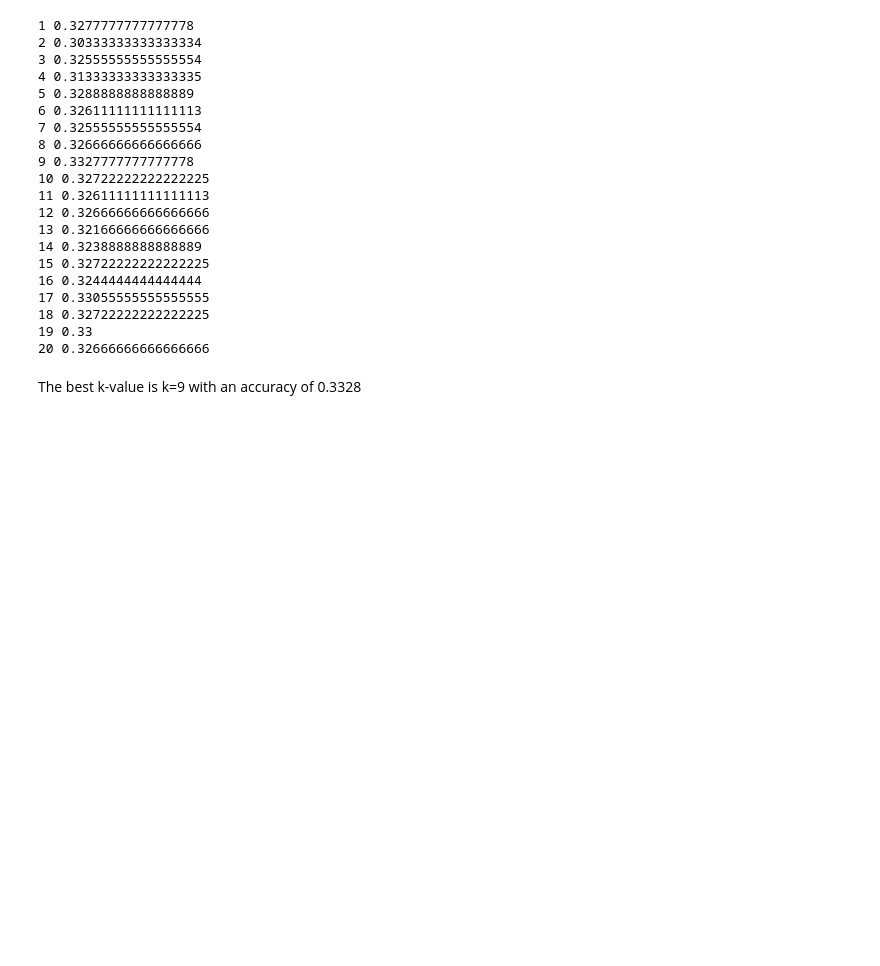
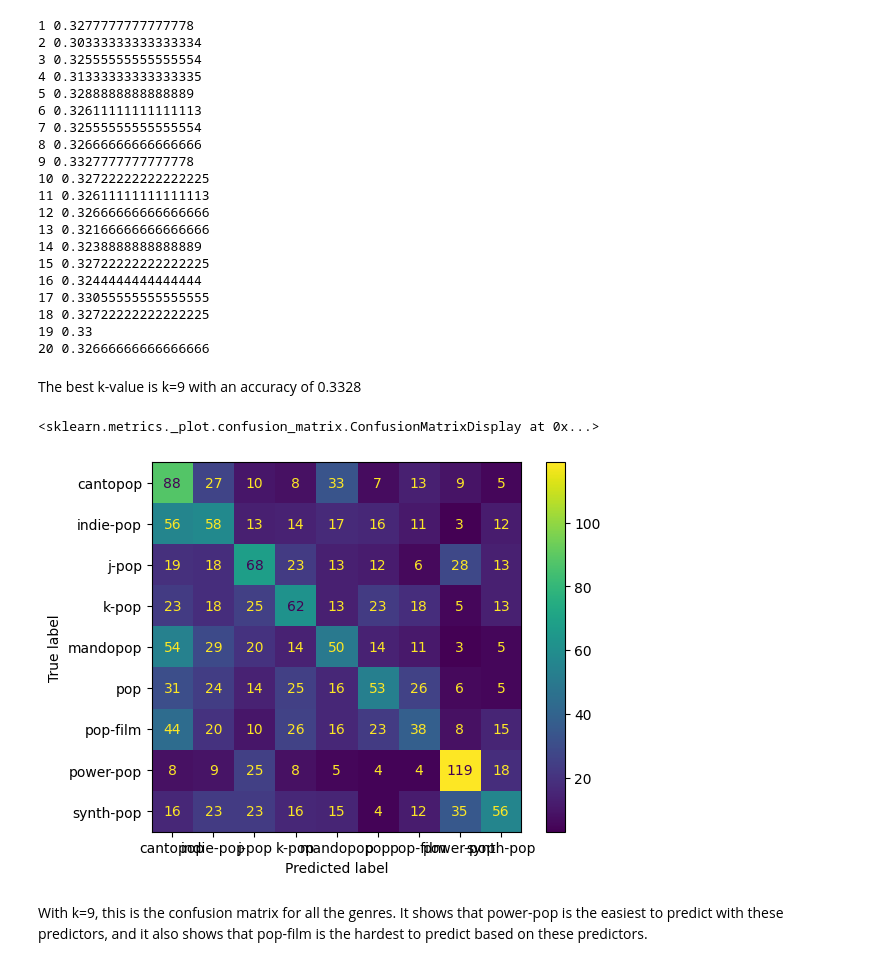
Before and after one commit to jonathandeng34/spotify-recommendation, a Jupyter notebook: knn.ipynb, the cells around one changed output. Saved outputs shown, nothing was run; the diff lists cells and outputs as text; code cells hidden in the pictures; blank space fills up the shorter version.

```diff
--- a/knn.ipynb
+++ b/knn.ipynb
@@ -114,3 +114,13 @@ for k in range(1, 21):
 20 0.32666666666666666
 # %% [markdown]
 The best k-value is k=9 with an accuracy of 0.3328
+# %%
+knn = KNeighborsClassifier(n_neighbors=5)   # you can try other k values
+knn.fit(X_train_scaled, y_train)
+y_pred = knn.predict(X_test_scaled)
+ConfusionMatrixDisplay.from_predictions(y_test, y_pred)
+# %% [output]
+<sklearn.metrics._plot.confusion_matrix.ConfusionMatrixDisplay at 0x...>
+[figure, added]
+# %% [markdown]
+With k=9, this is the confusion matrix for all the genres. It shows that power-pop is the easiest to predict with these predictors, and it also shows that pop-film is the hardest to predict based on these predictors.
```
Also changed, not shown: parts of 1 cell of this notebook, 1 other file.
